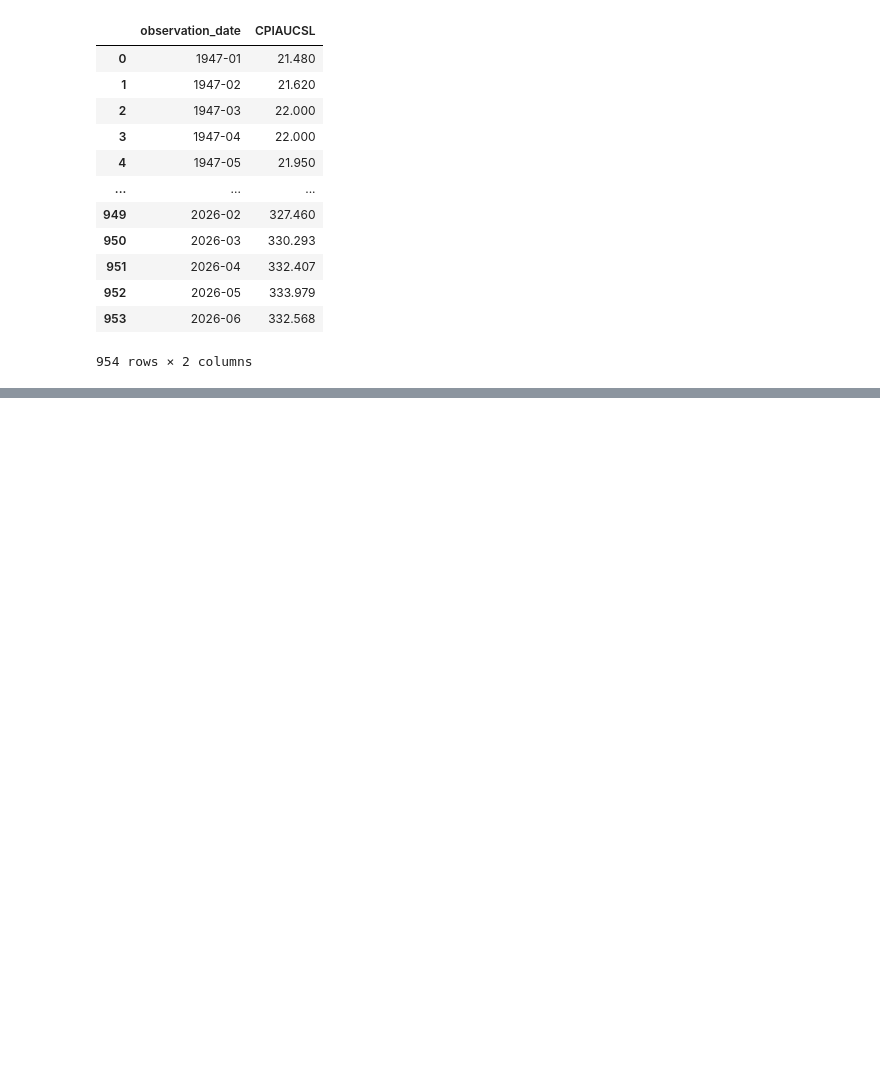
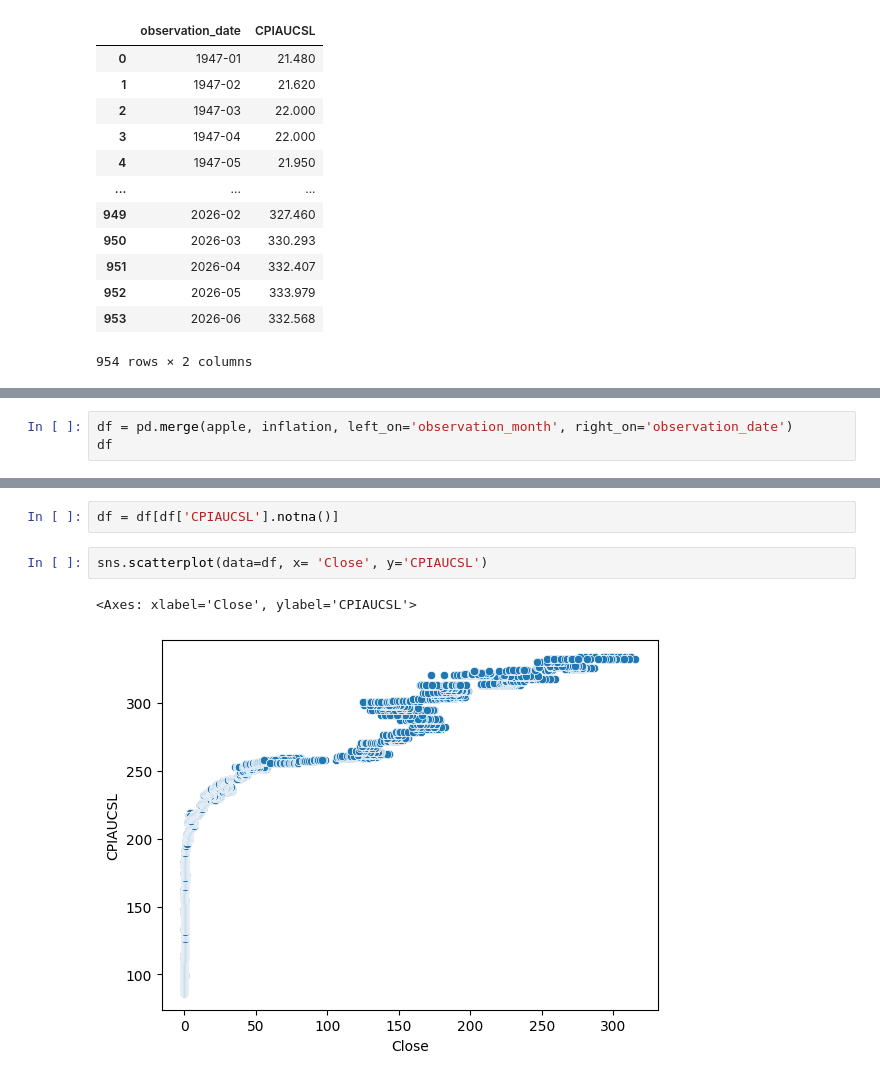
Before and after one commit to salioudunn11/MarketIQ, a Jupyter notebook: DataScience/Code/logistic_regression.ipynb, the cells around one changed output, grey strips where cells are left out. Cells and saved outputs as stored; diff of their text form; blank space fills up the shorter version.

```diff
--- a/DataScience/Code/logistic_regression.ipynb
+++ b/DataScience/Code/logistic_regression.ipynb
@@ -100,0 +115,3 @@ dtype: object
+# %%
+df = pd.merge(apple, inflation, left_on='observation_month', right_on='observation_date')
+df
@@ -100,0 +132,7 @@ dtype: object
+# %%
+df = df[df['CPIAUCSL'].notna()]
+# %%
+sns.scatterplot(data=df, x= 'Close', y='CPIAUCSL')
+# %% [output]
+<Axes: xlabel='Close', ylabel='CPIAUCSL'>
+[figure, added]
```
Also changed, not shown: parts of 16 cells of this notebook.
